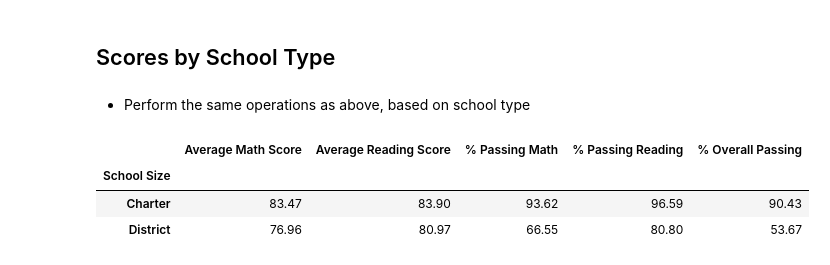
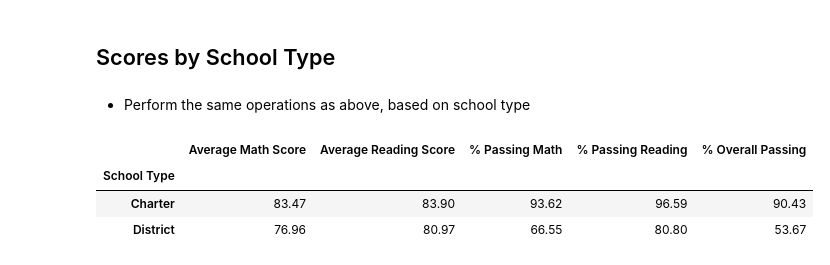
Before and after one commit to thallegacy/pandas-challenge, a Jupyter notebook: PyCitySchools/PyCitySchools_LR.ipynb, the cells around one changed output. Drawn from its saved outputs; the diff is of its cells as text; code cells hidden in the pictures.

```diff
--- a/PyCitySchools/PyCitySchools_LR.ipynb
+++ b/PyCitySchools/PyCitySchools_LR.ipynb
@@ -668,23 +579,23 @@ dst_pass_overall = dst_type_gb["% Overall Passing"].mean()
 # %%
 # Create dstrict Type School Summary dataframe
 dst_type_sum = pd.DataFrame({
         "Average Math Score": dst_avg_math_score,
         "Average Reading Score": dst_avg_read_score,
         "% Passing Math": dst_pass_math,
         "% Passing Reading": dst_pass_read,
         "% Overall Passing": dst_pass_overall,
 })
 
 # Format dstrict Type School Summary dataframe
-dst_type_sum.index.name = "School Size"
+dst_type_sum.index.name = "School Type"
 dst_type_sum["Average Math Score"] = dst_type_sum["Average Math Score"].map("{:.2f}".format)
 dst_type_sum["Average Reading Score"] = dst_type_sum["Average Reading Score"].map("{:.2f}".format)
 dst_type_sum["% Passing Math"] = dst_type_sum["% Passing Math"].map("{:.2f}".format)
 dst_type_sum["% Passing Reading"] = dst_type_sum["% Passing Reading"].map("{:.2f}".format)
 dst_type_sum["% Overall Passing"] = dst_type_sum["% Overall Passing"].map("{:.2f}".format)
 dst_type_sum
 # %% [output]
 |  | Average Math Score | Average Reading Score | % Passing Math | % Passing Reading | % Overall Passing |
-| School Size |  |  |  |  |  |
+| School Type |  |  |  |  |  |
 | Charter | 83.47 | 83.90 | 93.62 | 96.59 | 90.43 |
 | District | 76.96 | 80.97 | 66.55 | 80.80 | 53.67 |
```
Also changed, not shown: parts of 9 cells of this notebook.
